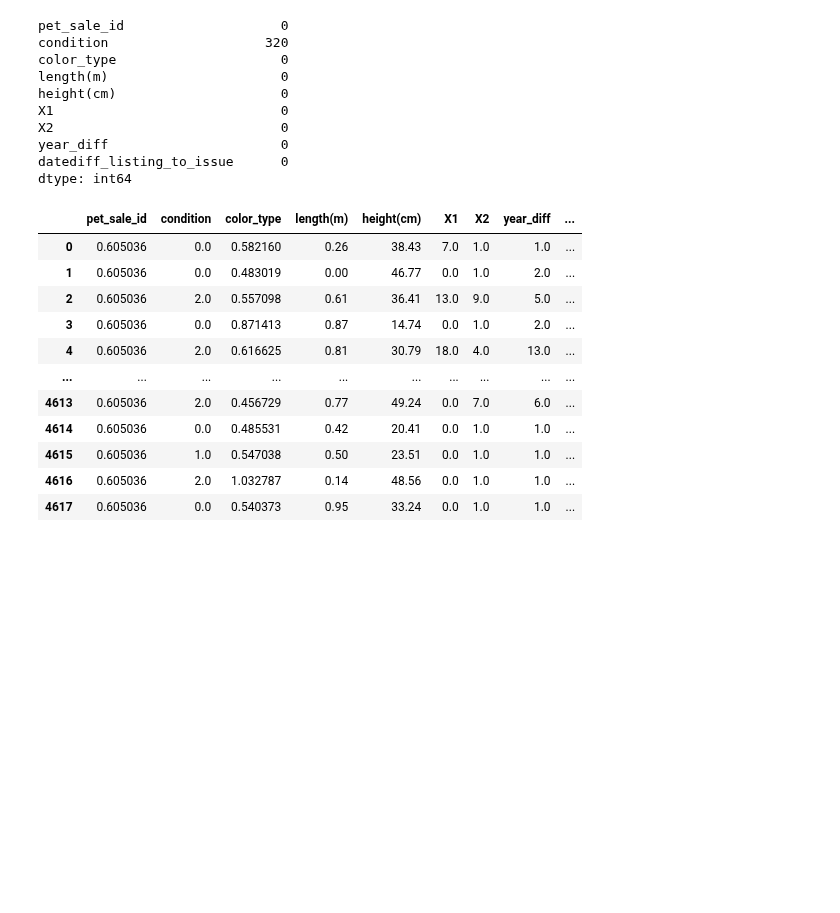
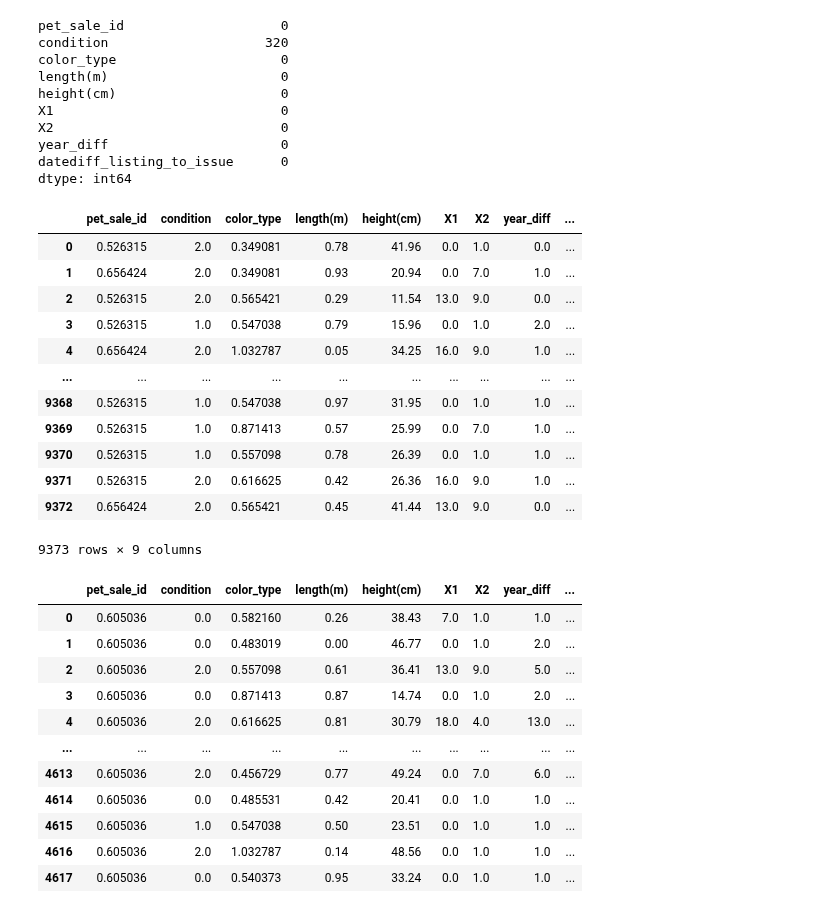
Before and after one commit to anidec25/Linear-Regression, a Jupyter notebook: Business Case Study/Classification_DBS.ipynb, the cells around one changed output. Cells and saved outputs as stored; diff of their text form; code cells hidden in the pictures; blank space fills up the shorter version.

```diff
--- a/Business Case Study/Classification_DBS.ipynb
+++ b/Business Case Study/Classification_DBS.ipynb
@@ -969,6 +969,22 @@ imputer = SimpleImputer(strategy='most_frequent')
 imputer.fit(X_train_encoded, y_train)
 X_train_imputed = imputer.transform(X_train_encoded)
 X_test_imputed = imputer.transform(X_test_encoded)
+# %%
+pd.DataFrame(X_train_imputed, columns=X_train.columns)
+# %% [output]
+|  | pet_sale_id | condition | color_type | length(m) | height(cm) | X1 | X2 | year_diff | ... |
+| 0 | 0.526315 | 2.0 | 0.349081 | 0.78 | 41.96 | 0.0 | 1.0 | 0.0 | ... |
+| 1 | 0.656424 | 2.0 | 0.349081 | 0.93 | 20.94 | 0.0 | 7.0 | 1.0 | ... |
+| 2 | 0.526315 | 2.0 | 0.565421 | 0.29 | 11.54 | 13.0 | 9.0 | 0.0 | ... |
+| 3 | 0.526315 | 1.0 | 0.547038 | 0.79 | 15.96 | 0.0 | 1.0 | 2.0 | ... |
+| 4 | 0.656424 | 2.0 | 1.032787 | 0.05 | 34.25 | 16.0 | 9.0 | 1.0 | ... |
+| ... | ... | ... | ... | ... | ... | ... | ... | ... | ... |
+| 9368 | 0.526315 | 1.0 | 0.547038 | 0.97 | 31.95 | 0.0 | 1.0 | 1.0 | ... |
+| 9369 | 0.526315 | 1.0 | 0.871413 | 0.57 | 25.99 | 0.0 | 7.0 | 1.0 | ... |
+| 9370 | 0.526315 | 1.0 | 0.557098 | 0.78 | 26.39 | 0.0 | 1.0 | 1.0 | ... |
+| 9371 | 0.526315 | 2.0 | 0.616625 | 0.42 | 26.36 | 16.0 | 9.0 | 1.0 | ... |
+| 9372 | 0.656424 | 2.0 | 0.565421 | 0.45 | 41.44 | 13.0 | 9.0 | 0.0 | ... |
+9373 rows × 9 columns
 # %%
 pd.DataFrame(X_test_imputed, columns=X_train.columns)
 # %% [output]
```
Also changed, not shown: parts of 1 cell of this notebook.
